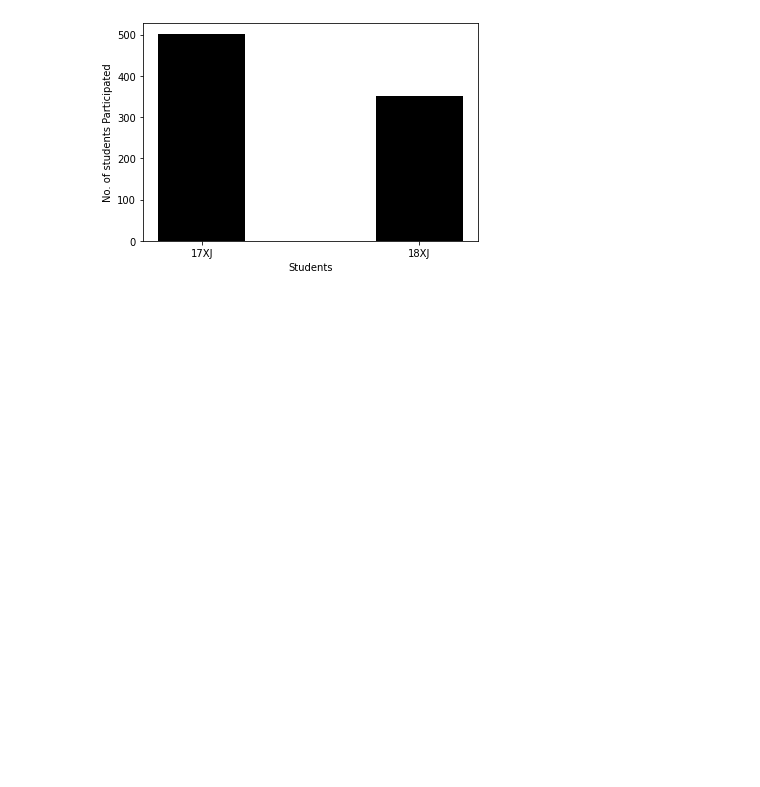
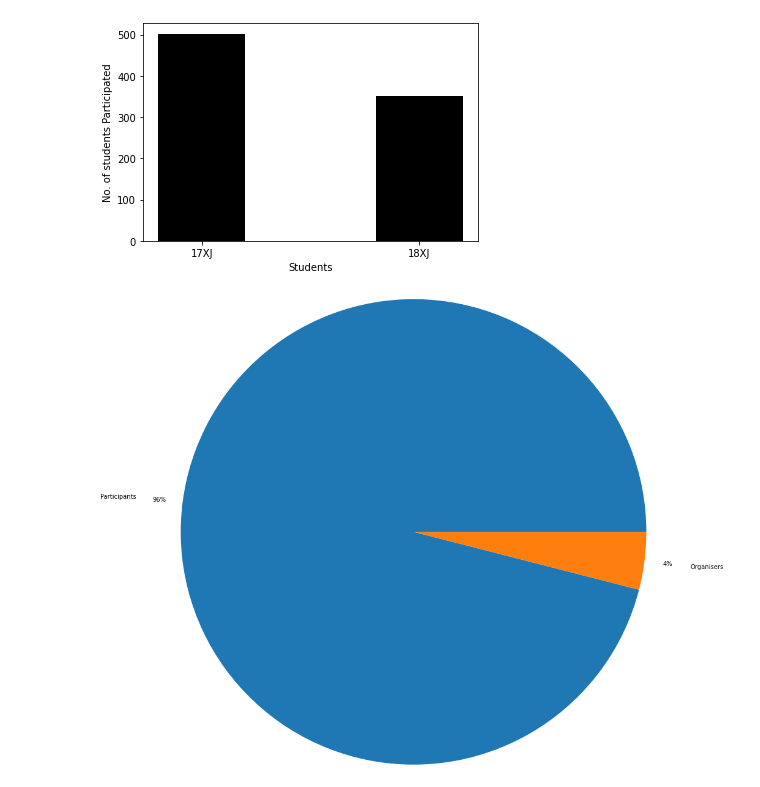
Before and after one commit to Baka-14/MindGraph-Hackathon, a Jupyter notebook: stats.ipynb, the cells around one changed output. Cells and saved outputs as stored; diff of their text form; code cells hidden in the pictures; blank space fills up the shorter version.

```diff
--- a/stats.ipynb
+++ b/stats.ipynb
@@ -125,3 +125,11 @@ plt.ylabel("No. of students Participated")
 plt.show()
 # %% [output]
 [figure]
+# %%
+role = ["Participants","Organisers"]
+data = [480,20]
+fig = plt.figure(figsize =(10, 7))
+plt.pie(data, labels = role,autopct='%1.0f%%', pctdistance=1.1, labeldistance=1.2,radius=2.5)
+plt.show()
+# %% [output]
+[figure, added]
```
Also changed, not shown: 3 other files.
